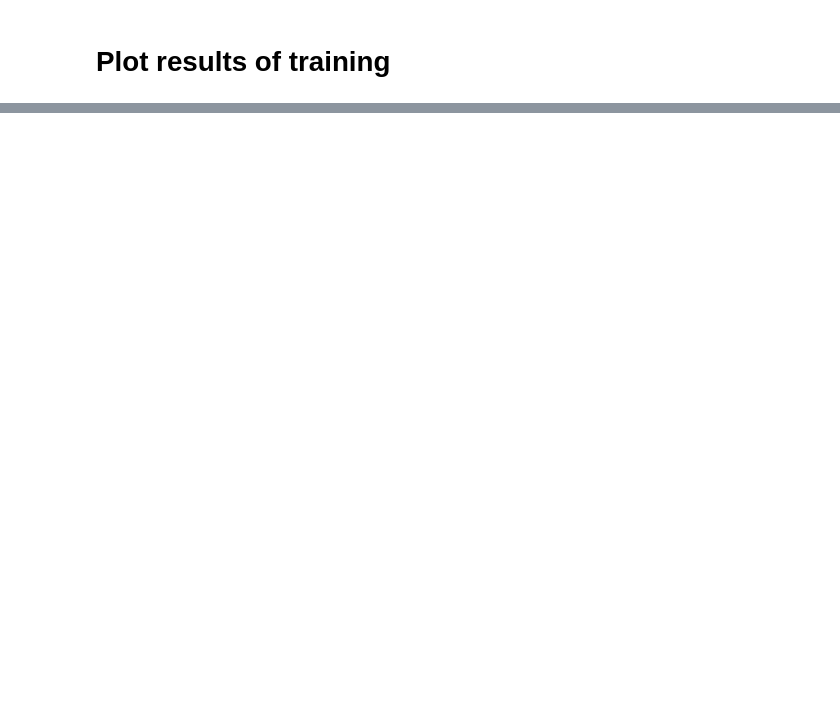
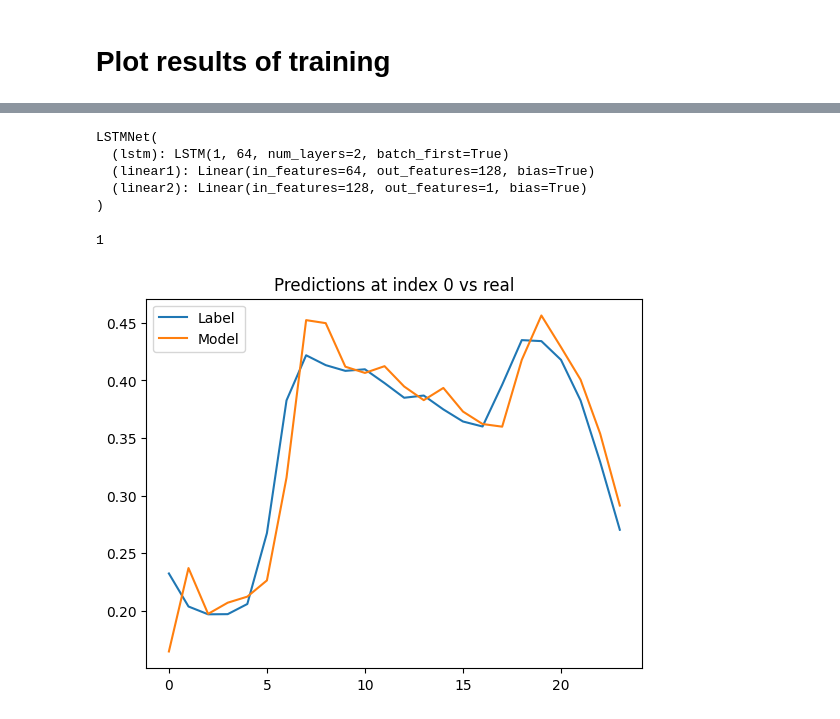
Before and after one commit to Brebou/Deep_Trading, a Jupyter notebook: plot_prices.ipynb, the cells around one changed output, grey strips where cells are left out. Cells and saved outputs as stored; diff of their text form; code cells hidden in the pictures; blank space fills up the shorter version.

Commit message:
tests on electricity dataset

```diff
--- a/plot_prices.ipynb
+++ b/plot_prices.ipynb
@@ -105,0 +139,60 @@ plt.show()
+# %%
+# Load a model
+
+model = LSTMNet(input_dim,
+	hidden_size = hidden_dim,
+	num_layers = num_layers,
+	out_size = input_dim)
+
+model_path = 'electricity/2026-01-27_22-55-01/model.pth'
+model.load_state_dict(torch.load(model_path, weights_only=True))
+model.to('cpu')
+model.eval()
+# %% [output]
+LSTMNet(
+  (lstm): LSTM(1, 64, num_layers=2, batch_first=True)
+  (linear1): Linear(in_features=64, out_features=128, bias=True)
+  (linear2): Linear(in_features=128, out_features=1, bias=True)
+)
+# %%
+start = 12220
+end = start + 20
+input_dim
+# %% [output]
+1
+# %%
+# Semi supervised auto-regression
+idx = 0
+assert(idx < input_dim)
+
+outputs = []
+labels = []
+
+for k in range(start, end, batch_size):
+    # Put the data on the appropriate device
+    if k == 0:
+        hn = torch.zeros(model.num_layers, model.hidden_size)
+        cn = torch.zeros(model.num_layers, model.hidden_size)
+        continue
+    inp = torch.from_numpy(scaled_dataset[k-batch_size:k]).to(torch.float32)
+    label = torch.from_numpy(scaled_dataset[k - batch_size + 1 : k + 1]).to(torch.float32)
+
+    # Computation of the output
+    output, (hn, cn) = model(inp, (hn, cn))
+
+    # Saving results
+    outputs.extend(output[:, idx].tolist())
+    labels.extend(label[:, idx].tolist())
+
+
+#outputs = scaler.inverse_transform([[0, 0, 0, i, 0, 0] for i in outputs])
+#labels = scaler.inverse_transform([[0, 0, 0, i, 0, 0] for i in labels])
+plt.plot(labels, label = 'Label')
+plt.plot(outputs, label = 'Model')
+plt.title(f'Predictions at index {idx} vs real')
+if train_size < end and train_size > start:
+    plt.axvline(x=train_size, color = 'r', label = 'End of training')
+plt.legend()
+plt.show()
+# %% [output]
+[figure, added]
```
Also changed, not shown: parts of 9 cells of this notebook, 11 other files.
